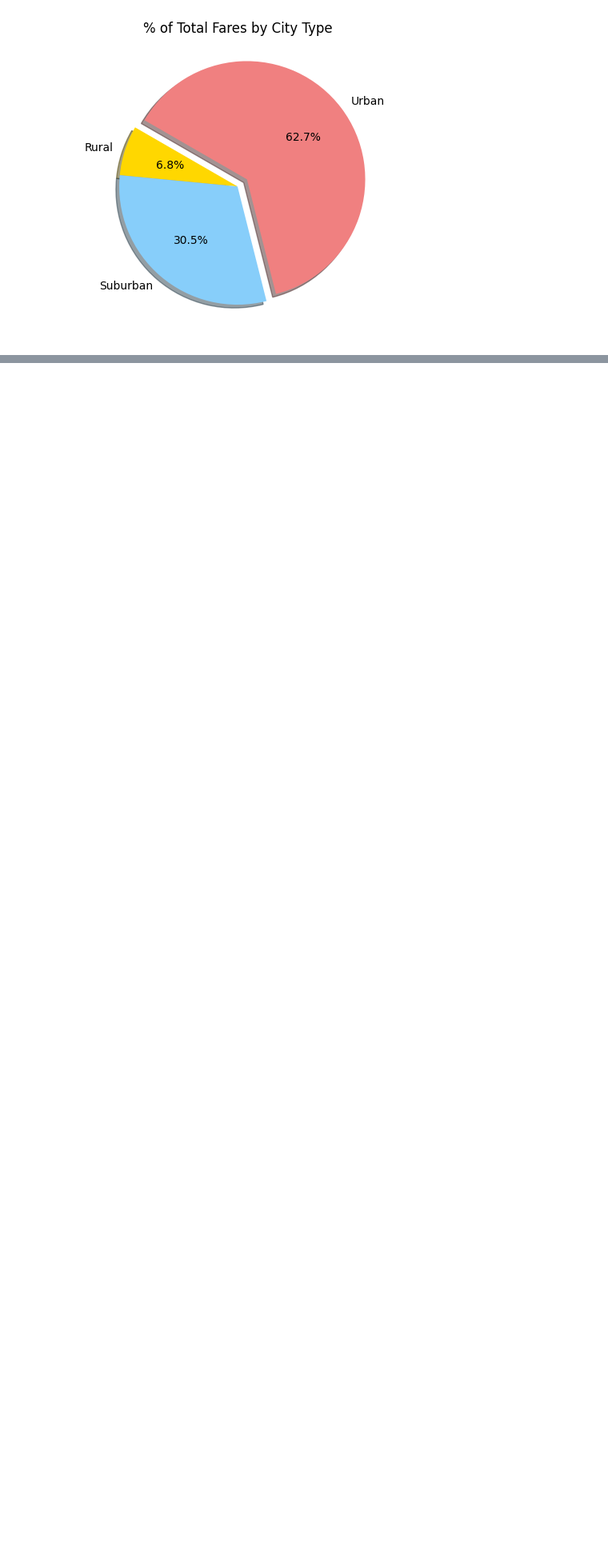
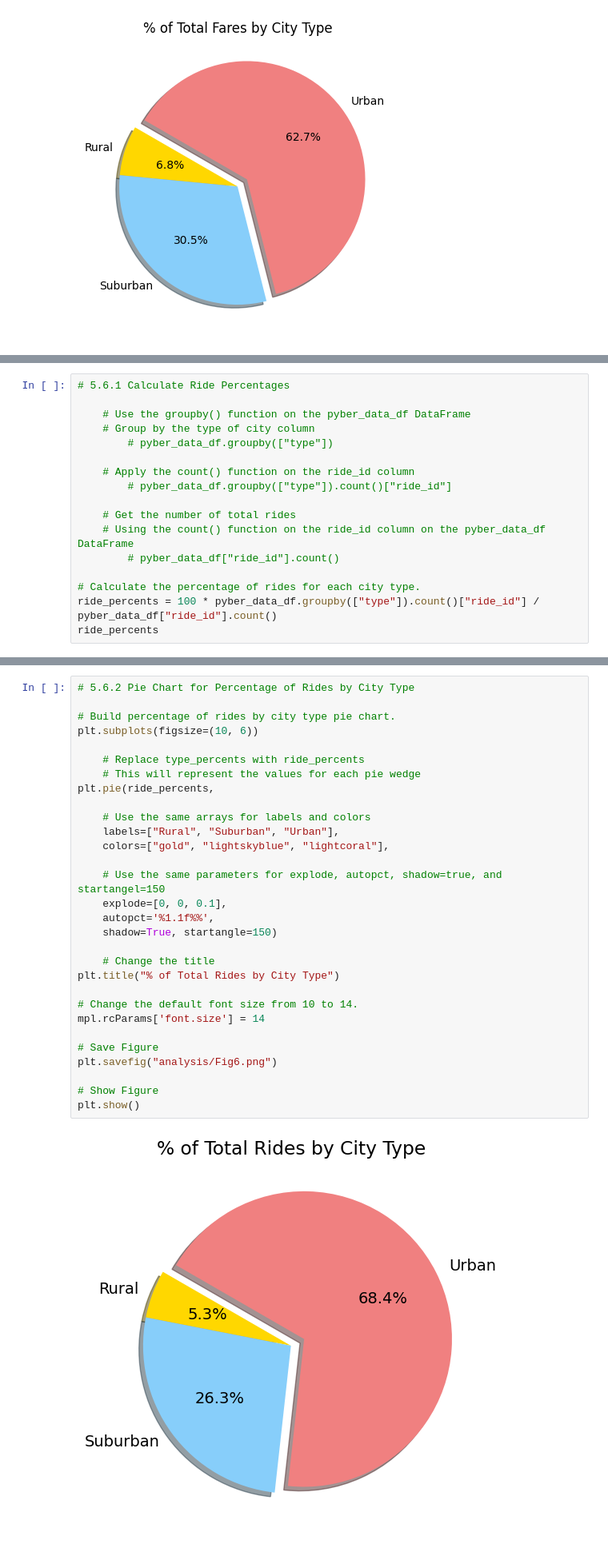
Before and after one commit to marcomireles123/PyBer_Analysis, a Jupyter notebook: PyBer_Analysis/PyBer.ipynb, the cells around one changed output, grey strips where cells are left out. Shown at 80% size. Cells and saved outputs as stored; diff of their text form; blank space fills up the shorter version.

Commit message:
Added a pie chart for percentage of rides

```diff
--- a/PyBer_Analysis/PyBer.ipynb
+++ b/PyBer_Analysis/PyBer.ipynb
@@ -1041,3 +1041,20 @@ plt.show()
 # Final pie chart should look the same as before, but larger
 # %% [output]
 [figure]
+# %%
+# 5.6.1 Calculate Ride Percentages
+
+    # Use the groupby() function on the pyber_data_df DataFrame
+    # Group by the type of city column
+        # pyber_data_df.groupby(["type"])
+
+    # Apply the count() function on the ride_id column
+        # pyber_data_df.groupby(["type"]).count()["ride_id"]
+
+    # Get the number of total rides
+    # Using the count() function on the ride_id column on the pyber_data_df DataFrame
+        # pyber_data_df["ride_id"].count()
+
+# Calculate the percentage of rides for each city type.
+ride_percents = 100 * pyber_data_df.groupby(["type"]).count()["ride_id"] / pyber_data_df["ride_id"].count()
+ride_percents
@@ -1043,0 +1067,32 @@ plt.show()
+# %%
+# 5.6.2 Pie Chart for Percentage of Rides by City Type
+
+# Build percentage of rides by city type pie chart.
+plt.subplots(figsize=(10, 6))
+
+    # Replace type_percents with ride_percents
+    # This will represent the values for each pie wedge
+plt.pie(ride_percents,
+
+    # Use the same arrays for labels and colors
+    labels=["Rural", "Suburban", "Urban"],
+    colors=["gold", "lightskyblue", "lightcoral"],
+
+    # Use the same parameters for explode, autopct, shadow=true, and startangel=150
+    explode=[0, 0, 0.1],
+    autopct='%1.1f%%',
+    shadow=True, startangle=150)
+
+    # Change the title
+plt.title("% of Total Rides by City Type")
+
+# Change the default font size from 10 to 14.
+mpl.rcParams['font.size'] = 14
+
+# Save Figure
+plt.savefig("analysis/Fig6.png")
+
+# Show Figure
+plt.show()
+# %% [output]
+[figure, added]
```
Also changed, not shown: parts of 1 cell of this notebook, 1 other file.
